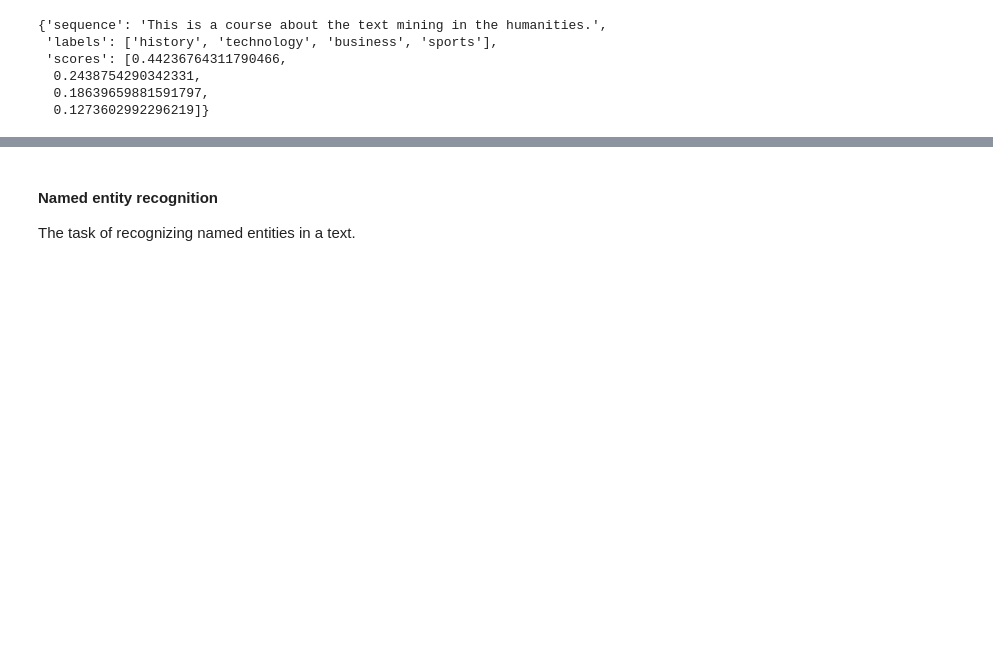
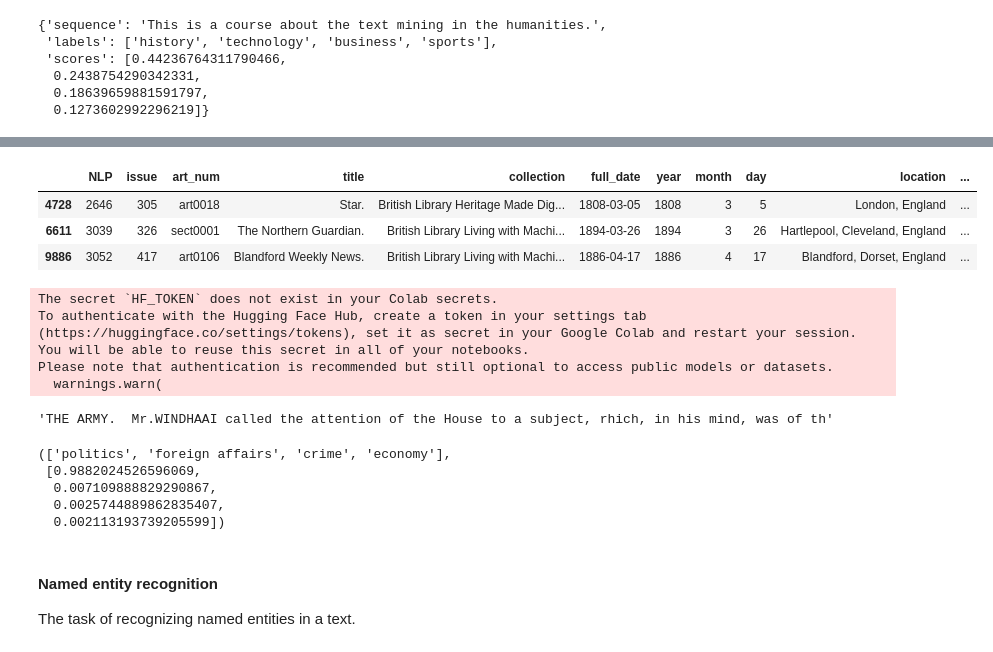
Before and after one commit to Living-with-machines/dhoxss-text2tech, a Jupyter notebook: 5b_Transformers_for_NLP.ipynb, the cells around one changed output, grey strips where cells are left out. Saved outputs shown, nothing was run; the diff lists cells and outputs as text; code cells hidden in the pictures; blank space fills up the shorter version.

```diff
--- a/5b_Transformers_for_NLP.ipynb
+++ b/5b_Transformers_for_NLP.ipynb
@@ -145,3 +196,49 @@ Using a pipeline without specifying a model name and revision in production is n
+# %%
+df_small = pd.read_csv('sample_lwm_hmd_mt90_10000.csv').sample(3)
+df_small.head(3)
+# %% [output]
+|  | NLP | issue | art_num | title | collection | full_date | year | month | day | location | ... |
+| 4728 | 2646 | 305 | art0018 | Star. | British Library Heritage Made Dig... | 1808-03-05 | 1808 | 3 | 5 | London, England | ... |
+| 6611 | 3039 | 326 | sect0001 | The Northern Guardian. | British Library Living with Machi... | 1894-03-26 | 1894 | 3 | 26 | Hartlepool, Cleveland, England | ... |
+| 9886 | 3052 | 417 | art0106 | Blandford Weekly News. | British Library Living with Machi... | 1886-04-17 | 1886 | 4 | 17 | Blandford, Dorset, England | ... |
+# %%
+classifier = pipeline("zero-shot-classification", #
+                      model='MoritzLaurer/deberta-v3-large-zeroshot-v2.0'
+                      )
+
+labels = ['politics','economy','crime','foreign affairs']
+dataset = Dataset.from_pandas(df_small)
+hypothesis_template = "This text is about {}"
+classifier = pipeline("zero-shot-classification",
+                      model="MoritzLaurer/deberta-v3-large-zeroshot-v2.0")
+
+def classify(row):
+    out = classifier(
+              row["text"],
+              candidate_labels=labels,
+              hypothesis_template=hypothesis_template,
+              )
+    return {'labels': out['labels'], 'scores': out['scores']}
+
+dataset = dataset.map(classify)
+# %% [output]
+The secret `HF_TOKEN` does not exist in your Colab secrets.
+To authenticate with the Hugging Face Hub, create a token in your settings tab (https://huggingface.co/settings/tokens), set it as secret in your Google Colab and restart your session.
+You will be able to reuse this secret in all of your notebooks.
+Please note that authentication is recommended but still optional to access public models or datasets.
+  warnings.warn(
+# %%
+dataset[0]['text'][:100]
+# %% [output]
+'THE ARMY.  Mr.WINDHAAI called the attention of the House to a subject, rhich, in his mind, was of th'
+# %%
+dataset[0]['labels'], dataset[0]['scores']
+# %% [output]
+(['politics', 'foreign affairs', 'crime', 'economy'],
+ [0.9882024526596069,
+  0.007109888829290867,
+  0.0025744889862835407,
+  0.002113193739205599])
 # %% [markdown]
 #### Named entity recognition
 
```
Also changed, not shown: parts of 41 cells of this notebook.
